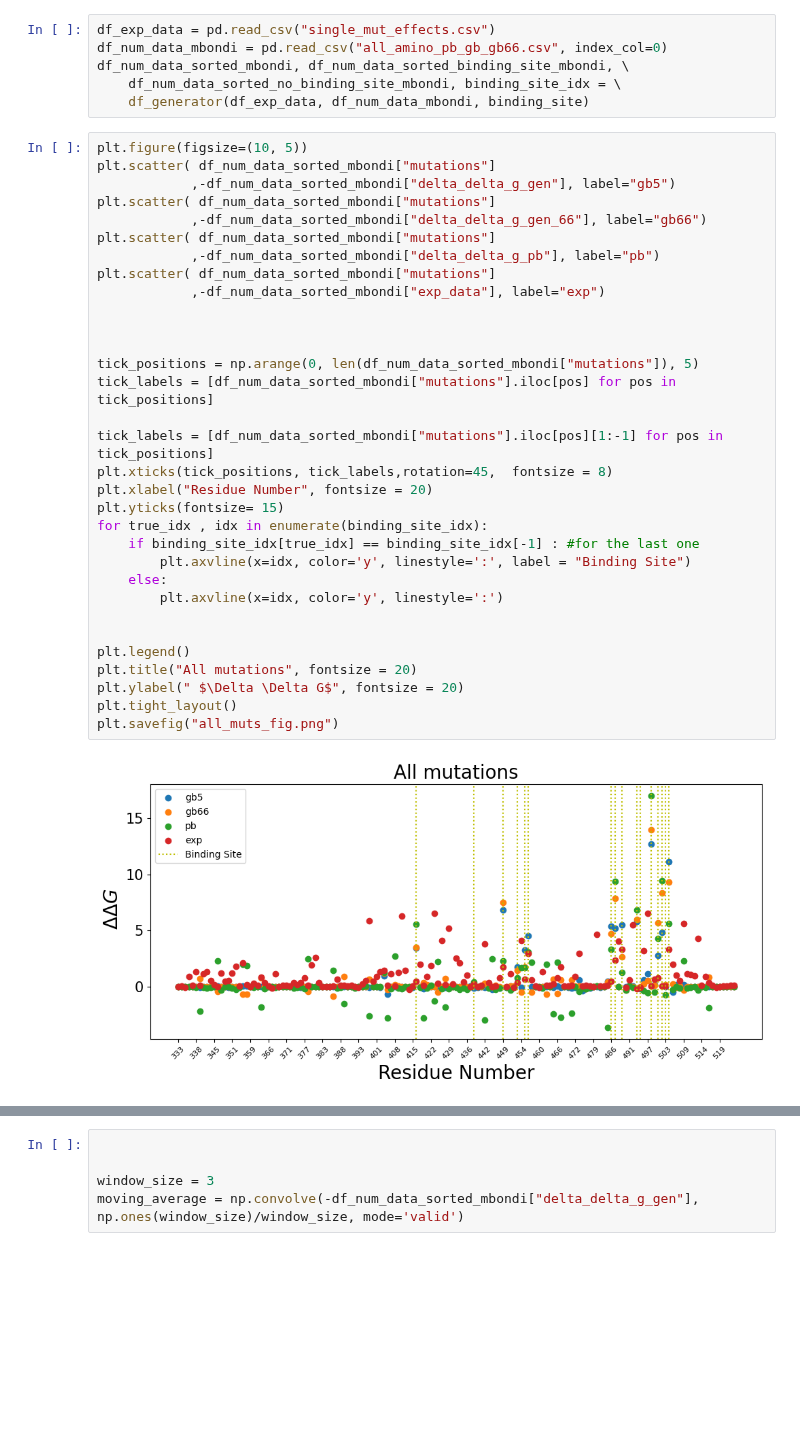
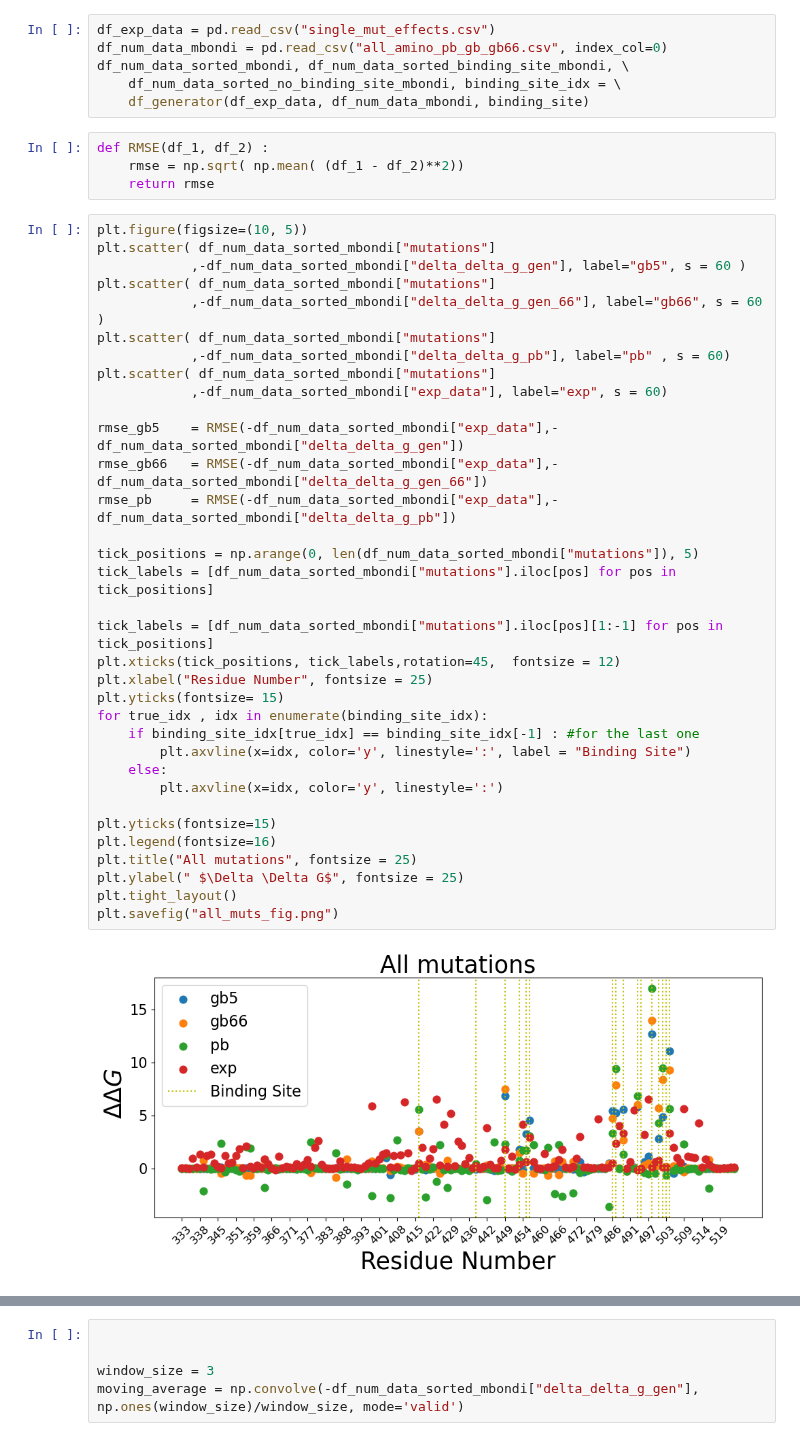
Before and after one commit to fergplace/amber_scripts, a Jupyter notebook: fun_figures.ipynb, the cells around one changed output, grey strips where cells are left out. Saved outputs shown, nothing was run; the diff lists cells and outputs as text; blank space fills up the shorter version.

```diff
--- a/fun_figures.ipynb
+++ b/fun_figures.ipynb
@@ -72,40 +72,46 @@ df_num_data_mbondi = pd.read_csv("all_amino_pb_gb_gb66.csv", index_col=0)
 df_num_data_sorted_mbondi, df_num_data_sorted_binding_site_mbondi, \
     df_num_data_sorted_no_binding_site_mbondi, binding_site_idx = \
     df_generator(df_exp_data, df_num_data_mbondi, binding_site)
+# %%
+def RMSE(df_1, df_2) :
+    rmse = np.sqrt( np.mean( (df_1 - df_2)**2))
+    return rmse
 # %%
 plt.figure(figsize=(10, 5))
 plt.scatter( df_num_data_sorted_mbondi["mutations"]
-            ,-df_num_data_sorted_mbondi["delta_delta_g_gen"], label="gb5")
+            ,-df_num_data_sorted_mbondi["delta_delta_g_gen"], label="gb5", s = 60 )
 plt.scatter( df_num_data_sorted_mbondi["mutations"]
-            ,-df_num_data_sorted_mbondi["delta_delta_g_gen_66"], label="gb66")
+            ,-df_num_data_sorted_mbondi["delta_delta_g_gen_66"], label="gb66", s = 60 )
 plt.scatter( df_num_data_sorted_mbondi["mutations"]
-            ,-df_num_data_sorted_mbondi["delta_delta_g_pb"], label="pb")
+            ,-df_num_data_sorted_mbondi["delta_delta_g_pb"], label="pb" , s = 60)
 plt.scatter( df_num_data_sorted_mbondi["mutations"]
-            ,-df_num_data_sorted_mbondi["exp_data"], label="exp")
+            ,-df_num_data_sorted_mbondi["exp_data"], label="exp", s = 60)
 
-
+rmse_gb5 	= RMSE(-df_num_data_sorted_mbondi["exp_data"],-df_num_data_sorted_mbondi["delta_delta_g_gen"])
+rmse_gb66 	= RMSE(-df_num_data_sorted_mbondi["exp_data"],-df_num_data_sorted_mbondi["delta_delta_g_gen_66"])
+rmse_pb 	= RMSE(-df_num_data_sorted_mbondi["exp_data"],-df_num_data_sorted_mbondi["delta_delta_g_pb"])
 
 tick_positions = np.arange(0, len(df_num_data_sorted_mbondi["mutations"]), 5)
 tick_labels = [df_num_data_sorted_mbondi["mutations"].iloc[pos] for pos in tick_positions]
 
 tick_labels = [df_num_data_sorted_mbondi["mutations"].iloc[pos][1:-1] for pos in tick_positions]
-plt.xticks(tick_positions, tick_labels,rotation=45,  fontsize = 8)
-plt.xlabel("Residue Number", fontsize = 20)
+plt.xticks(tick_positions, tick_labels,rotation=45,  fontsize = 12)
+plt.xlabel("Residue Number", fontsize = 25)
 plt.yticks(fontsize= 15)
 for true_idx , idx in enumerate(binding_site_idx):
     if binding_site_idx[true_idx] == binding_site_idx[-1] : #for the last one
         plt.axvline(x=idx, color='y', linestyle=':', label = "Binding Site")
     else:
         plt.axvline(x=idx, color='y', linestyle=':')
 
-
-plt.legend()
-plt.title("All mutations", fontsize = 20)
-plt.ylabel(" $\Delta \Delta G$", fontsize = 20)
+plt.yticks(fontsize=15)
+plt.legend(fontsize=16)
+plt.title("All mutations", fontsize = 25)
+plt.ylabel(" $\Delta \Delta G$", fontsize = 25)
 plt.tight_layout()
 plt.savefig("all_muts_fig.png")
 # %% [output]
-[figure, old version]
+[figure, new version]
 # %%
 plt.figure(figsize=(10, 5))
 
```
Also changed, not shown: parts of 3 cells of this notebook, 1 other file.
